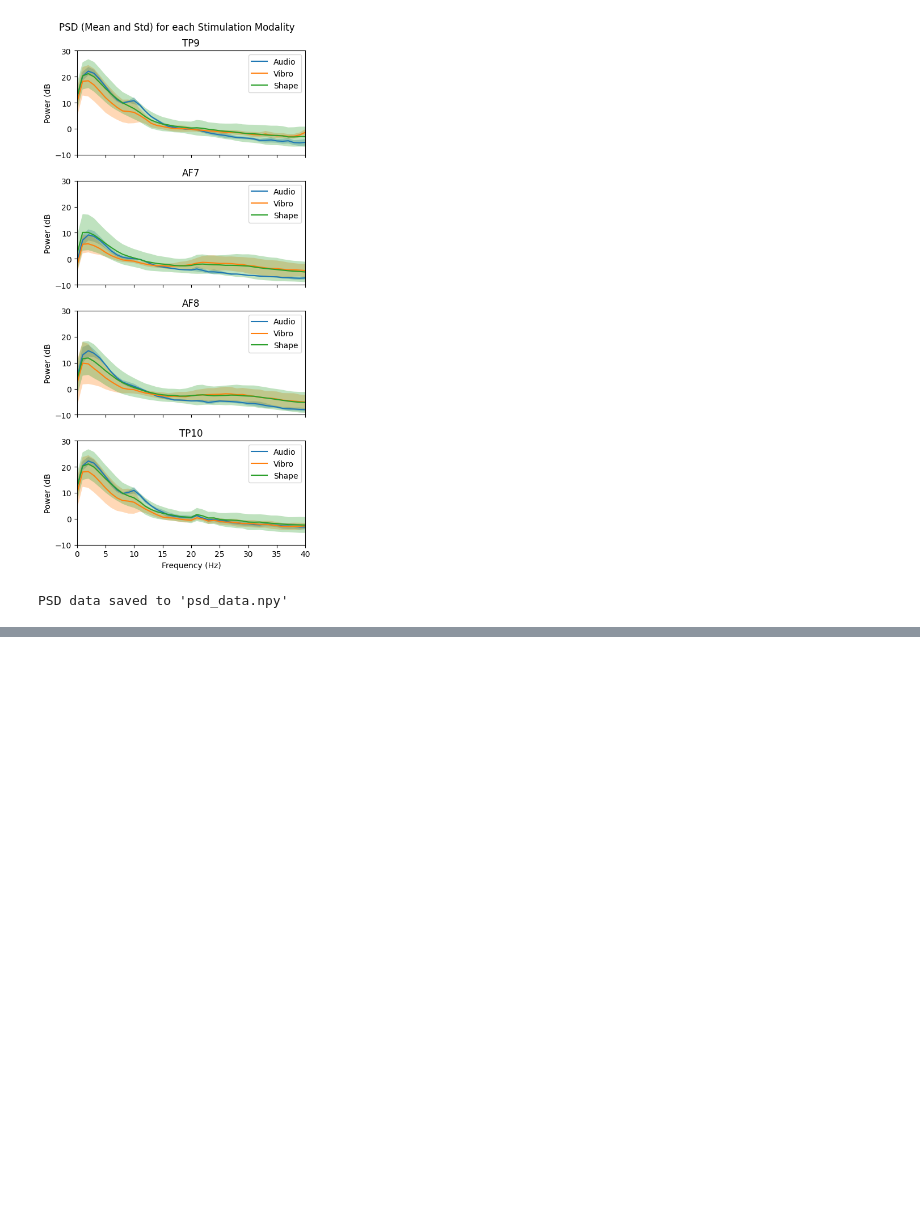
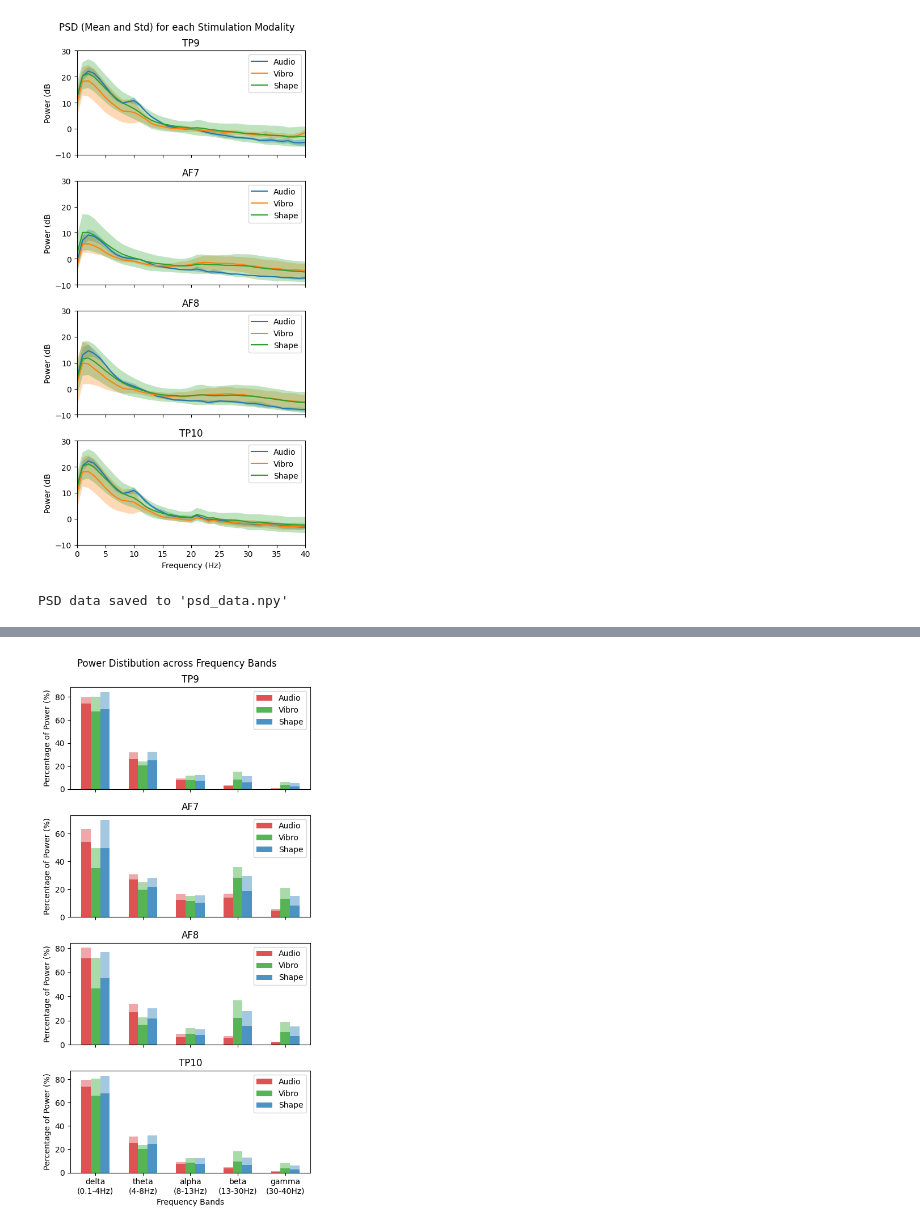
Before and after one commit to mp2419/eeg-notebooks, a Jupyter notebook: FYP/experiments/nb_PSD.ipynb, the cells around one changed output, grey strips where cells are left out. Cells and saved outputs as stored; diff of their text form; code cells hidden in the pictures; blank space fills up the shorter version.

```diff
--- a/FYP/experiments/nb_PSD.ipynb
+++ b/FYP/experiments/nb_PSD.ipynb
@@ -232,0 +310,36 @@ plt.show()
+# %%
+# Plotting the mean and standard deviation of each channel as a bar chart
+fig, axs = plt.subplots(4, 1, figsize=(5, 10), sharex=True)
+
+#freq_labels = list(bands.keys())
+freq_labels = [f'{key}\n({bands[key][0]}-{bands[key][1]}Hz)' for key in bands.keys()]
+
+x = np.arange(len(freq_labels))
+bar_width = 0.2
+opacity = 0.8
+opacity_std = 0.4
+colors = [ 'tab:red', 'tab:green', 'tab:blue']
+channel_names = ['TP9', 'AF7', 'AF8', 'TP10']
+
+for ch in range(len(psd_data['Audio'][0])):
+    for i, modality in enumerate(psd_data.keys()):
+        mean_power =(relative_power[modality][ch, :])
+        std_power = (relative_power_std[modality][ch,:])
+        axs[ch].bar(x + i * bar_width, mean_power, bar_width, alpha=opacity, color=colors[i],
+                    label=modality) #, yerr=std_power)
+        axs[ch].bar(x + i * bar_width, std_power, width=bar_width, align='center', bottom=mean_power, alpha=opacity_std, color=colors[i])
+    axs[ch].legend()
+    #axs[ch].legend(loc='lower right')
+    axs[ch].set_ylabel('Percentage of Power (%)')
+    axs[ch].set_xticks(x + bar_width * (len(psd_data.keys()) - 1) / 2)
+    axs[ch].set_xticklabels(freq_labels)
+    axs[ch].set_title(f'{channel_names[ch]}')
+
+    axs[ch].axhline(y=0, color='black', linestyle='-', linewidth=0.5)
+
+plt.suptitle("Power Distibution across Frequency Bands")
+plt.xlabel('Frequency Bands')
+plt.tight_layout()
+plt.show()
+# %% [output]
+[figure, added]
```
Also changed, not shown: parts of 5 cells of this notebook, 2 other files.
